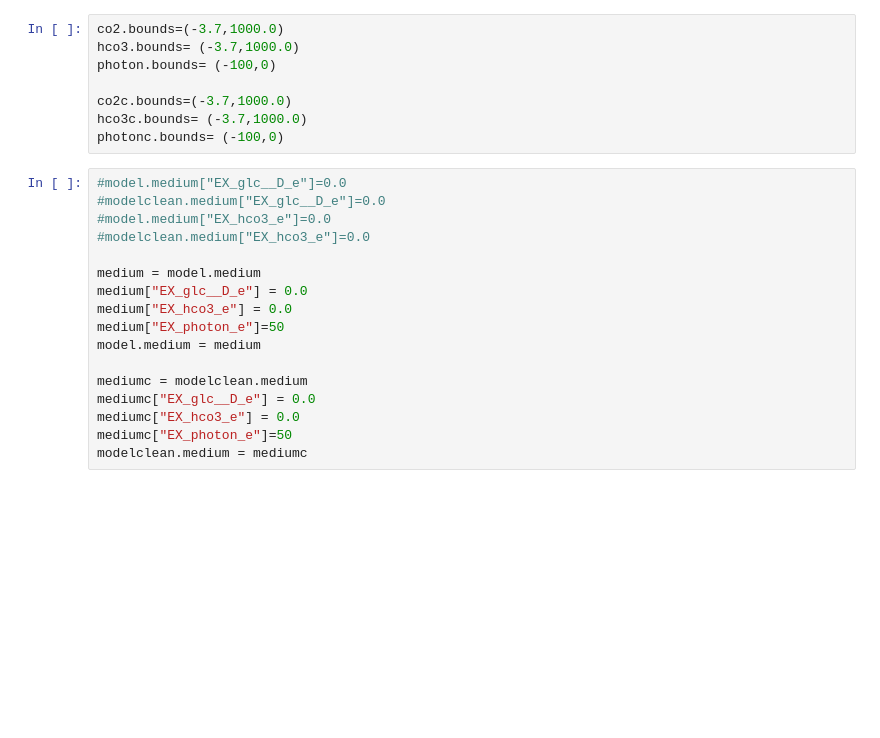
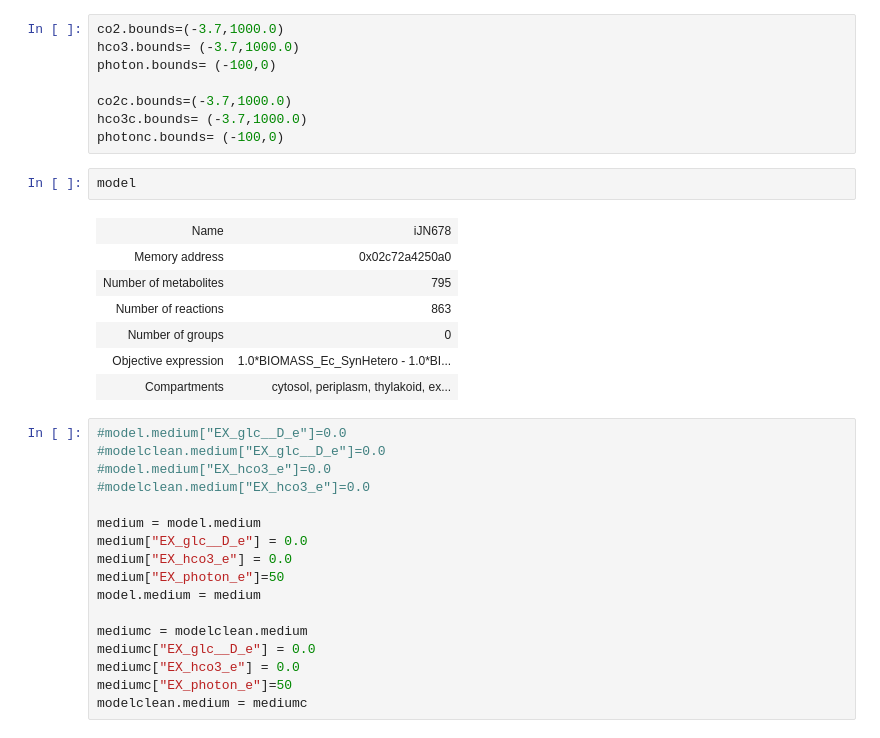
Before and after one commit to 27410/27410-group-assigment-group18_squalene_production, a Jupyter notebook: BasicModel.ipynb, the cells around one changed output. Cells and saved outputs as stored; diff of their text form; blank space fills up the shorter version.

```diff
--- a/BasicModel.ipynb
+++ b/BasicModel.ipynb
@@ -146,6 +138,16 @@ photon.bounds= (-100,0)
 co2c.bounds=(-3.7,1000.0)
 hco3c.bounds= (-3.7,1000.0)
 photonc.bounds= (-100,0)
+# %%
+model
+# %% [output]
+| Name | iJN678 |
+| Memory address | 0x02c72a4250a0 |
+| Number of metabolites | 795 |
+| Number of reactions | 863 |
+| Number of groups | 0 |
+| Objective expression | 1.0*BIOMASS_Ec_SynHetero - 1.0*BI... |
+| Compartments | cytosol, periplasm, thylakoid, ex... |
 # %%
 #model.medium["EX_glc__D_e"]=0.0
 #modelclean.medium["EX_glc__D_e"]=0.0
```
Also changed, not shown: parts of 7 cells of this notebook, 13 other files.
